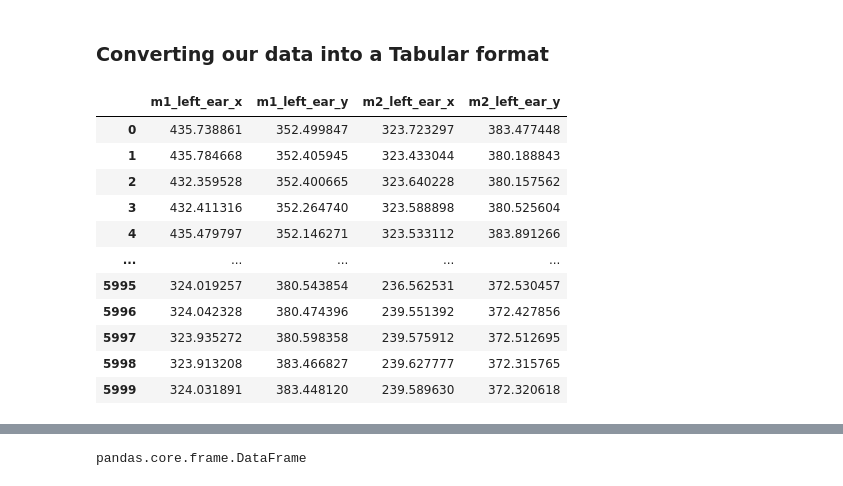
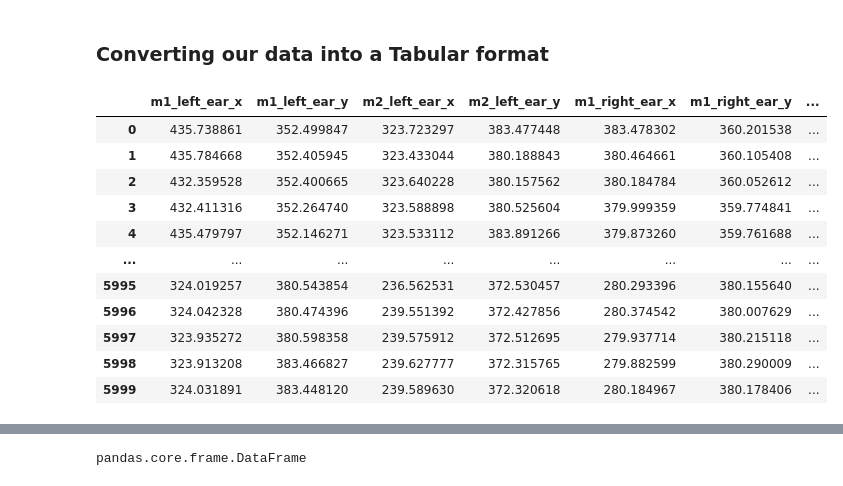
Before and after one commit to padillacoreanolab/ml_behavioral_quantification, a Jupyter notebook: prediction_analysis.ipynb, the cells around one changed output, grey strips where cells are left out. Drawn from its saved outputs; the diff is of its cells as text; code cells hidden in the pictures.

```diff
--- a/prediction_analysis.ipynb
+++ b/prediction_analysis.ipynb
@@ -196,3 +196,7 @@ df
 | 54544 | 1 | 1 |
 | 54545 | 1 | 1 |
 54546 rows × 2 columns
+# %%
+# Reading information related to the frames that make up a Trial
+df_trials = pd.read_csv(intervals)['Frame']
+df_trials
@@ -199,10 +221,8 @@ df
 # %%
-trials_array = pd.read_csv(intervals)['Frame']
-trials_array = [trial.split("-") for trial in trials_array]
-bla = []
-for i in range(len(trials_array)):
-    for j in trials_array[i]:
-        bla.append(eval(j))
-        # print(j)
-# trials_array = [eval(item) for item in trials_array]
-# print(bla)
+trials_array_separated = [trial.split("-") for trial in df_trials]
+trials_array = []
+for i in range(len(trials_array_separated)):
+    for j in trials_array_separated[i]:
+        trials_array.append(eval(j)) # Converting strs to in in array
+
+trials_array
@@ -250,48 +284,48 @@ forehead_loc = tracks[:, FOREHEAD_INDEX, :, :]
 # %%
 # There is an easier way of doing this but I don't have the time now
 
 df = pd.DataFrame({
-    'm1_left_ear_x': boyo[:, 0, 0],
-    'm1_left_ear_y': boyo[:, 1, 0],
-    "m2_left_ear_x": boyo[:, 0, 1],
-    "m2_left_ear_y": boyo[:, 1, 1],
+    'm1_left_ear_x': left_ear_loc[:, 0, 0],
+    'm1_left_ear_y': left_ear_loc[:, 1, 0],
+    "m2_left_ear_x": left_ear_loc[:, 0, 1],
+    "m2_left_ear_y": left_ear_loc[:, 1, 1],
 
-    # 'm1_right_ear_x': right_ear_loc[:, 0, 0],
-    # 'm1_right_ear_y': right_ear_loc[:, 1, 0],
-    # "m2_right_ear_x": right_ear_loc[:, 0, 1],
-    # "m2_right_ear_y": right_ear_loc[:, 1, 1],
+    'm1_right_ear_x': right_ear_loc[:, 0, 0],
+    'm1_right_ear_y': right_ear_loc[:, 1, 0],
+    "m2_right_ear_x": right_ear_loc[:, 0, 1],
+    "m2_right_ear_y": right_ear_loc[:, 1, 1],
 
-    # 'm1_nose_x': nose_loc[:, 0, 0],
-    # 'm1_nose_y': nose_loc[:, 1, 0],
-    # "m2_nose_x": nose_loc[:, 0, 1],
-    # "m2_nose_y": nose_loc[:, 1, 1],
+    'm1_nose_x': nose_loc[:, 0, 0],
+    'm1_nose_y': nose_loc[:, 1, 0],
+    "m2_nose_x": nose_loc[:, 0, 1],
+    "m2_nose_y": nose_loc[:, 1, 1],
 
-    # 'm1_tail_base_x': tail_base_loc[:, 0, 0],
-    # 'm1_tail_base_y': tail_base_loc[:, 1, 0],
-    # "m2_tail_base_x": tail_base_loc[:, 0, 1],
-    # "m2_tail_base_y": tail_base_loc[:, 1, 1],
+    'm1_tail_base_x': tail_base_loc[:, 0, 0],
+    'm1_tail_base_y': tail_base_loc[:, 1, 0],
+    "m2_tail_base_x": tail_base_loc[:, 0, 1],
+    "m2_tail_base_y": tail_base_loc[:, 1, 1],
 
-    # 'm1_thorax_x': thorax_loc[:, 0, 0],
-    # 'm1_thorax_y': thorax_loc[:, 1, 0],
-    # "m2_thorax_x": thorax_loc[:, 0, 1],
-    # "m2_thorax_y": thorax_loc[:, 1, 1],
+    'm1_thorax_x': thorax_loc[:, 0, 0],
+    'm1_thorax_y': thorax_loc[:, 1, 0],
+    "m2_thorax_x": thorax_loc[:, 0, 1],
+    "m2_thorax_y": thorax_loc[:, 1, 1],
 
-    # 'm1_forehead_x': forehead_loc[:, 0, 0],
-    # 'm1_forehead_y': forehead_loc[:, 1, 0],
-    # "m2_forehead_x": forehead_loc[:, 0, 1],
-    # "m2_forehead_y": forehead_loc[:, 1, 1],
+    'm1_forehead_x': forehead_loc[:, 0, 0],
+    'm1_forehead_y': forehead_loc[:, 1, 0],
+    "m2_forehead_x": forehead_loc[:, 0, 1],
+    "m2_forehead_y": forehead_loc[:, 1, 1],
     })
 df
 # %% [output]
-|  | m1_left_ear_x | m1_left_ear_y | m2_left_ear_x | m2_left_ear_y |
-| 0 | 435.738861 | 352.499847 | 323.723297 | 383.477448 |
-| 1 | 435.784668 | 352.405945 | 323.433044 | 380.188843 |
-| 2 | 432.359528 | 352.400665 | 323.640228 | 380.157562 |
-| 3 | 432.411316 | 352.264740 | 323.588898 | 380.525604 |
-| 4 | 435.479797 | 352.146271 | 323.533112 | 383.891266 |
-| ... | ... | ... | ... | ... |
-| 5995 | 324.019257 | 380.543854 | 236.562531 | 372.530457 |
-| 5996 | 324.042328 | 380.474396 | 239.551392 | 372.427856 |
-| 5997 | 323.935272 | 380.598358 | 239.575912 | 372.512695 |
-| 5998 | 323.913208 | 383.466827 | 239.627777 | 372.315765 |
-| 5999 | 324.031891 | 383.448120 | 239.589630 | 372.320618 |
+|  | m1_left_ear_x | m1_left_ear_y | m2_left_ear_x | m2_left_ear_y | m1_right_ear_x | m1_right_ear_y | ... |
+| 0 | 435.738861 | 352.499847 | 323.723297 | 383.477448 | 383.478302 | 360.201538 | ... |
+| 1 | 435.784668 | 352.405945 | 323.433044 | 380.188843 | 380.464661 | 360.105408 | ... |
+| 2 | 432.359528 | 352.400665 | 323.640228 | 380.157562 | 380.184784 | 360.052612 | ... |
+| 3 | 432.411316 | 352.264740 | 323.588898 | 380.525604 | 379.999359 | 359.774841 | ... |
+| 4 | 435.479797 | 352.146271 | 323.533112 | 383.891266 | 379.873260 | 359.761688 | ... |
+| ... | ... | ... | ... | ... | ... | ... | ... |
+| 5995 | 324.019257 | 380.543854 | 236.562531 | 372.530457 | 280.293396 | 380.155640 | ... |
+| 5996 | 324.042328 | 380.474396 | 239.551392 | 372.427856 | 280.374542 | 380.007629 | ... |
+| 5997 | 323.935272 | 380.598358 | 239.575912 | 372.512695 | 279.937714 | 380.215118 | ... |
+| 5998 | 323.913208 | 383.466827 | 239.627777 | 372.315765 | 279.882599 | 380.290009 | ... |
+| 5999 | 324.031891 | 383.448120 | 239.589630 | 372.320618 | 280.184967 | 380.178406 | ... |
```
Also changed, not shown: parts of 27 cells of this notebook.
